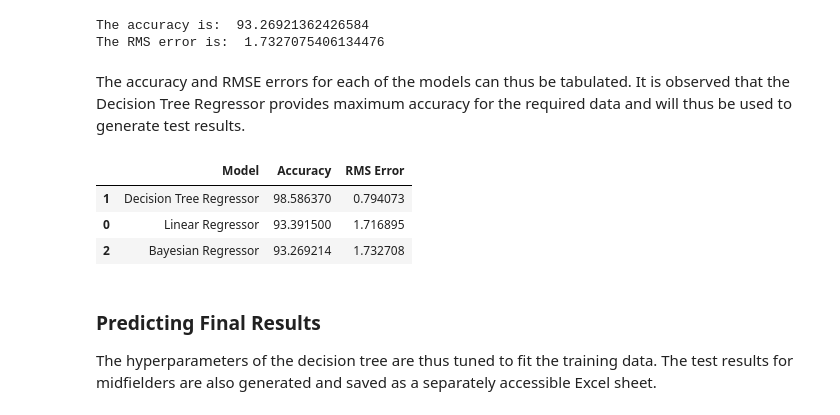
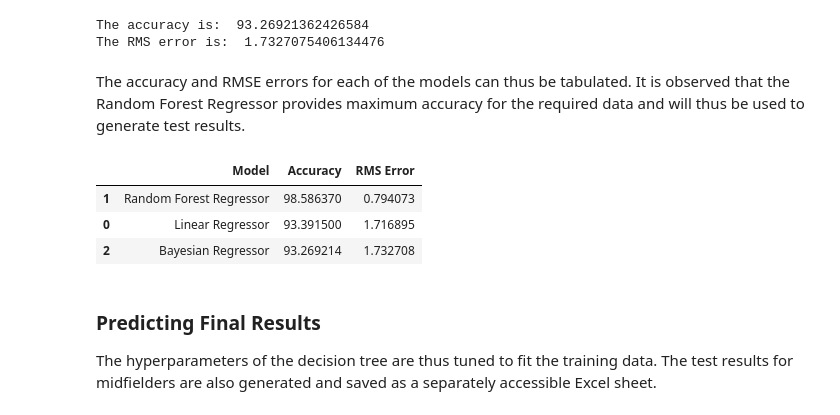
Before and after one commit to Sahil-R-Kale/fifa-23-predictor, a Jupyter notebook: fifa-23-ratings-predictor.ipynb, the cells around one changed output. Drawn from its saved outputs; the diff is of its cells as text; code cells hidden in the pictures.

```diff
--- a/fifa-23-ratings-predictor.ipynb
+++ b/fifa-23-ratings-predictor.ipynb
@@ -313,15 +313,15 @@ The accuracy is:  93.26921362426584
 The RMS error is:  1.7327075406134476
 # %% [markdown]
 The accuracy and RMSE errors for each of the models can thus be tabulated.
-It is observed that the Decision Tree Regressor provides maximum accuracy for the required data and will thus be used to generate test results.
+It is observed that the Random Forest Regressor provides maximum accuracy for the required data and will thus be used to generate test results.
 # %%
-accuracy_df = pd.DataFrame({'Model':['Linear Regressor','Decision Tree Regressor','Bayesian Regressor'],
+accuracy_df = pd.DataFrame({'Model':['Linear Regressor','Random Forest Regressor','Bayesian Regressor'],
                             'Accuracy':[accuracy_mid1, accuracy_mid2,accuracy_mid3],
                             'RMS Error':[rmse_mid1,rmse_mid2,rmse_mid3]})
 accuracy_df.sort_values(by='Accuracy',ascending=False)
 # %% [output]
 |  | Model | Accuracy | RMS Error |
-| 1 | Decision Tree Regressor | 98.586370 | 0.794073 |
+| 1 | Random Forest Regressor | 98.586370 | 0.794073 |
 | 0 | Linear Regressor | 93.391500 | 1.716895 |
 | 2 | Bayesian Regressor | 93.269214 | 1.732708 |
 # %% [markdown]
```
Also changed, not shown: parts of 6 cells of this notebook.
